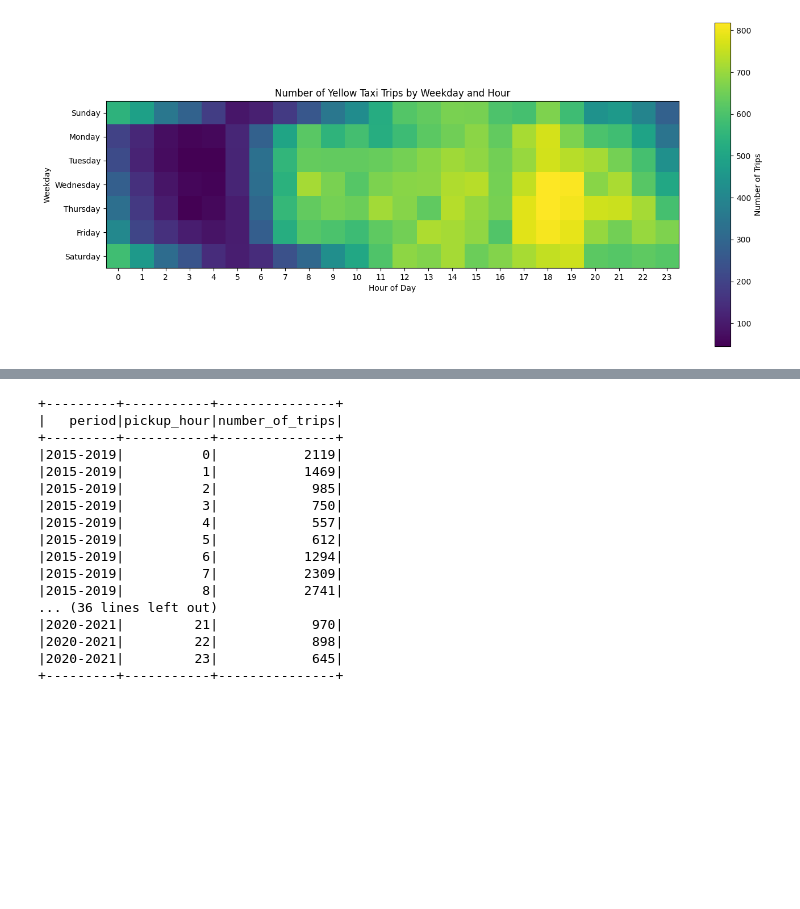
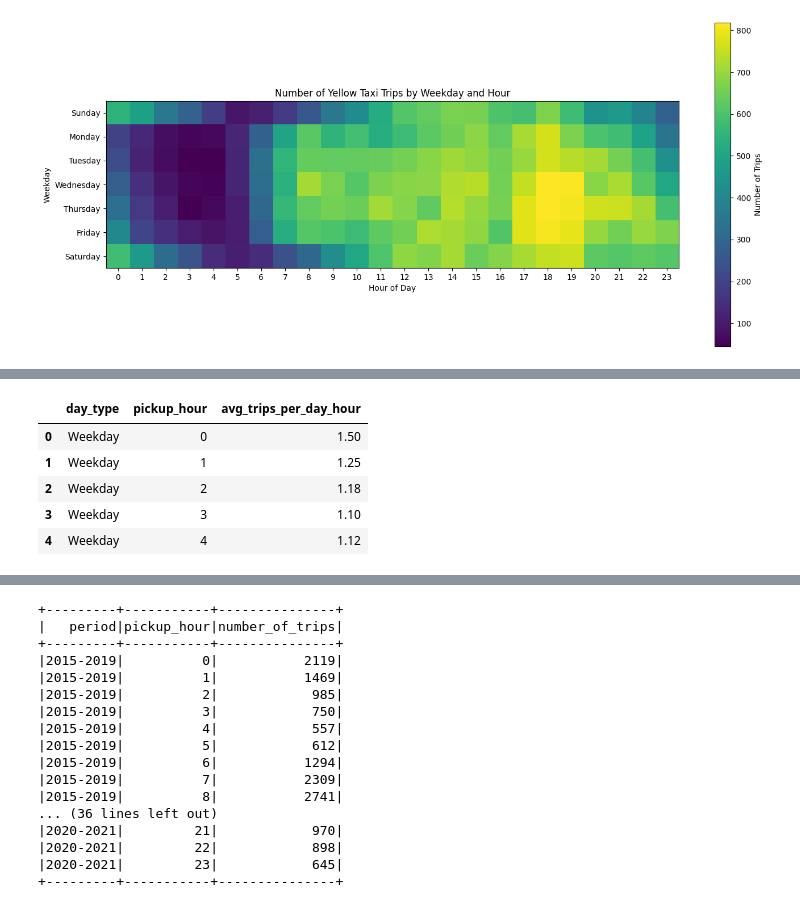
Before and after one commit to PhyPhx/BDLC, a Jupyter notebook: notebooks/04_analysis_main/01_demand_by_time.ipynb, the cells around one changed output, grey strips where cells are left out. Saved outputs shown, nothing was run; the diff lists cells and outputs as text; code cells hidden in the pictures; blank space fills up the shorter version.

```diff
--- a/notebooks/04_analysis_main/01_demand_by_time.ipynb
+++ b/notebooks/04_analysis_main/01_demand_by_time.ipynb
@@ -597,0 +599,29 @@ plt.show()
+# %%
+# Für einen fairen Vergleich zwischen Weekday und Weekend wird nicht die absolute Anzahl Fahrten verwendet.
+# Stattdessen berechnen wir die durchschnittliche Anzahl Fahrten pro Tag und Stunde.
+# So wird berücksichtigt, dass es mehr Werktage als Wochenendtage gibt.
+
+df_day_type_hour = df_day_type.withColumn(
+    "pickup_date",
+    F.to_date("pickup_datetime")
+)
+
+trips_day_type_hour_daily = df_day_type_hour.groupBy(
+    "pickup_date",
+    "day_type",
+    "pickup_hour"
+).agg(
+    F.count("*").alias("trips_per_day_hour")
+)
+
+avg_trips_day_type_hour = trips_day_type_hour_daily.groupBy(
+    "day_type",
+    "pickup_hour"
+).agg(
+    F.round(F.avg("trips_per_day_hour"), 2).alias("avg_trips_per_day_hour")
+).orderBy(
+    "day_type",
+    "pickup_hour"
+)
+
+avg_trips_day_type_hour.show(100)
@@ -597,0 +646,18 @@ plt.show()
+# %%
+# Ergebnis als CSV speichern, damit die Zahlen später nachvollziehbar bleiben.
+
+avg_trips_day_type_hour_pd = avg_trips_day_type_hour.toPandas()
+
+avg_trips_day_type_hour_pd.to_csv(
+    f"{RESULT_PATH}/avg_trips_day_type_hour.csv",
+    index=False
+)
+
+avg_trips_day_type_hour_pd.head()
+# %% [output]
+|  | day_type | pickup_hour | avg_trips_per_day_hour |
+| 0 | Weekday | 0 | 1.50 |
+| 1 | Weekday | 1 | 1.25 |
+| 2 | Weekday | 2 | 1.18 |
+| 3 | Weekday | 3 | 1.10 |
+| 4 | Weekday | 4 | 1.12 |
```
Also changed, not shown: parts of 9 cells of this notebook, 9 other files.
